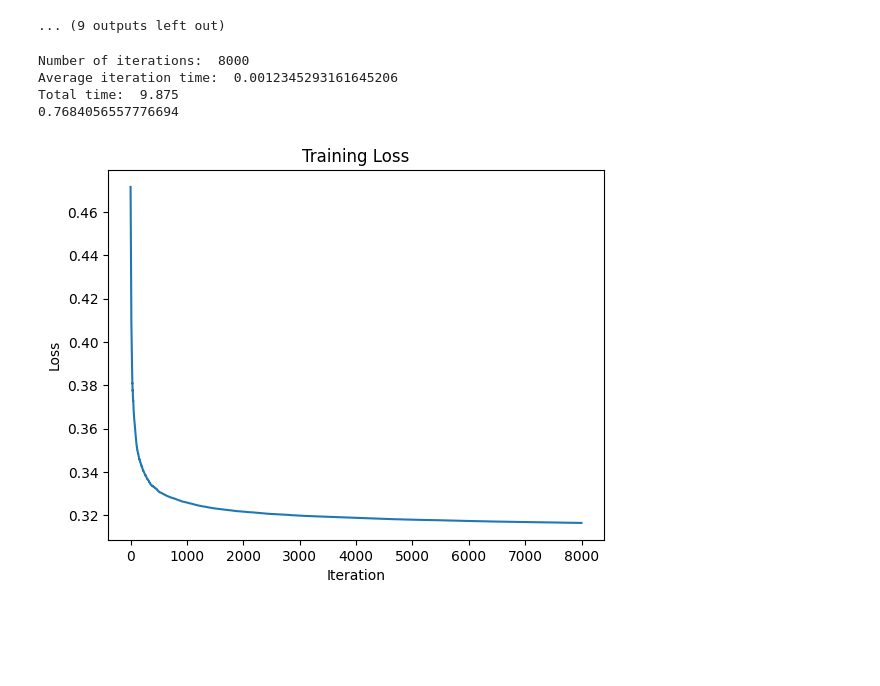
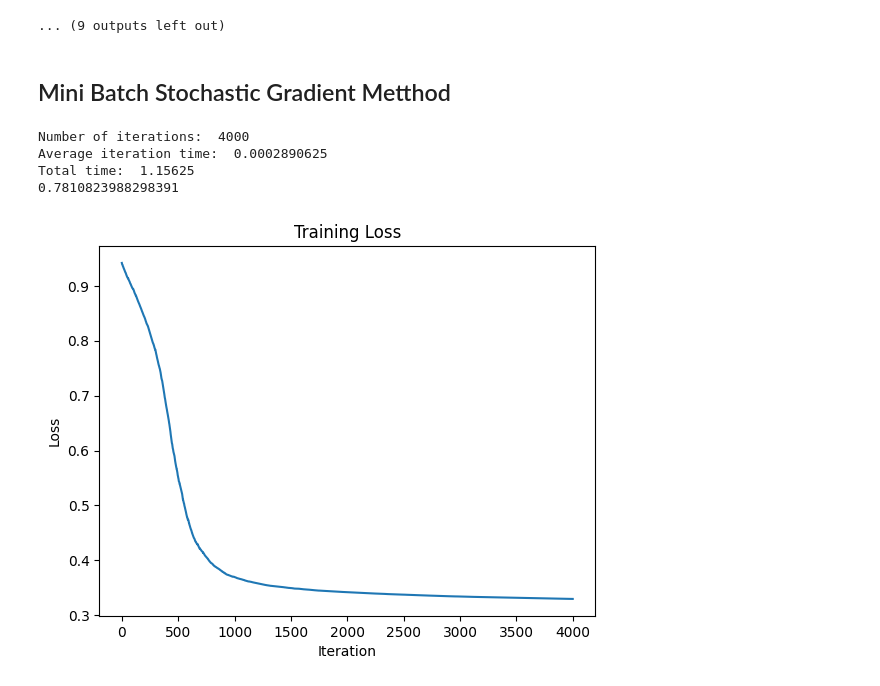
Before and after one commit to ksananth4424/ML_IISc, a Jupyter notebook: Gunnar_Ratsch/titanic.ipynb, the cells around one changed output. Drawn from its saved outputs; the diff is of its cells as text; code cells hidden in the pictures; blank space fills up the shorter version.

```diff
--- a/Gunnar_Ratsch/titanic.ipynb
+++ b/Gunnar_Ratsch/titanic.ipynb
@@ -435,52 +435,62 @@ Elapsed time:  2.0
 Elapsed time:  2.140625
 [figure]
 ... (9 outputs left out)
+# %% [markdown]
+## Mini Batch Stochastic Gradient Metthod
 # %%
 net = Network([3, 9, 1], cost=QuadraticCost, func=Tanh)
 n = titanic_y_train.size
 k = n//10
-iterations = 1
+
+initial_eta = 0.002
+decay_rate = 0.96
+decay_step = 100
+decay = 0.002
+
+iterations = 0
 losses = []
 previous_loss = 0
 iteration_time = []
-eta = 0.2
 # np.random.seed(42)
 while True:
     time1 = time.process_time()
     random_seed = random.randint(0, n)
     np.random.seed(random_seed)
-    indices = np.random.choice(n, k, replace=False)
+    indices = np.random.choice(n, k, replace=True)
     X_train = titanic_X_train[indices]
     y_train = titanic_y_train[indices]
     training_inputs = [np.reshape(x, (len(x), 1)) for x in X_train]
     training_results = [np.reshape(y, (1, 1)) for y in y_train]
     training_data = list(zip(training_inputs, training_results))
 
-    net.train(training_data, 1, eta/iterations)
+    eta = initial_eta / (1 + decay * iterations)
+    # eta = initial_eta * decay_rate ** (iterations / decay_step)
+    net.train(training_data, 1, eta)
+    # net.train(training_data, 1, eta)
     temp = Network.loss(net, titanic_training_data)
     losses.append(temp)
     # if abs(temp - previous_loss) < 1e-7 or iterations == 8000:
     #     break
-    if(iterations == 8000):
-        break
+    if(iterations == 4000):
+       break
     previous_loss = temp
     iterations += 1
     time2 = time.process_time()
     iteration_time.append(time2 - time1)
 
 print("Number of iterations: ", iterations)
 print("Average iteration time: ", np.mean(iteration_time))
 print("Total time: ", np.sum(iteration_time))
 print(net.test(titanic_test_data))
 plt.figure()
 plt.plot(losses)
 plt.xlabel('Iteration')
 plt.ylabel('Loss')
 plt.title('Training Loss')
 plt.show()
 # %% [output]
-Number of iterations:  8000
-Average iteration time:  0.0012345293161645206
-Total time:  9.875
-0.7684056557776694
+Number of iterations:  4000
+Average iteration time:  0.0002890625
+Total time:  1.15625
+0.7810823988298391
-[figure, old version]
+[figure, new version]
```
Also changed, not shown: parts of 3 cells of this notebook, 7 other files.
